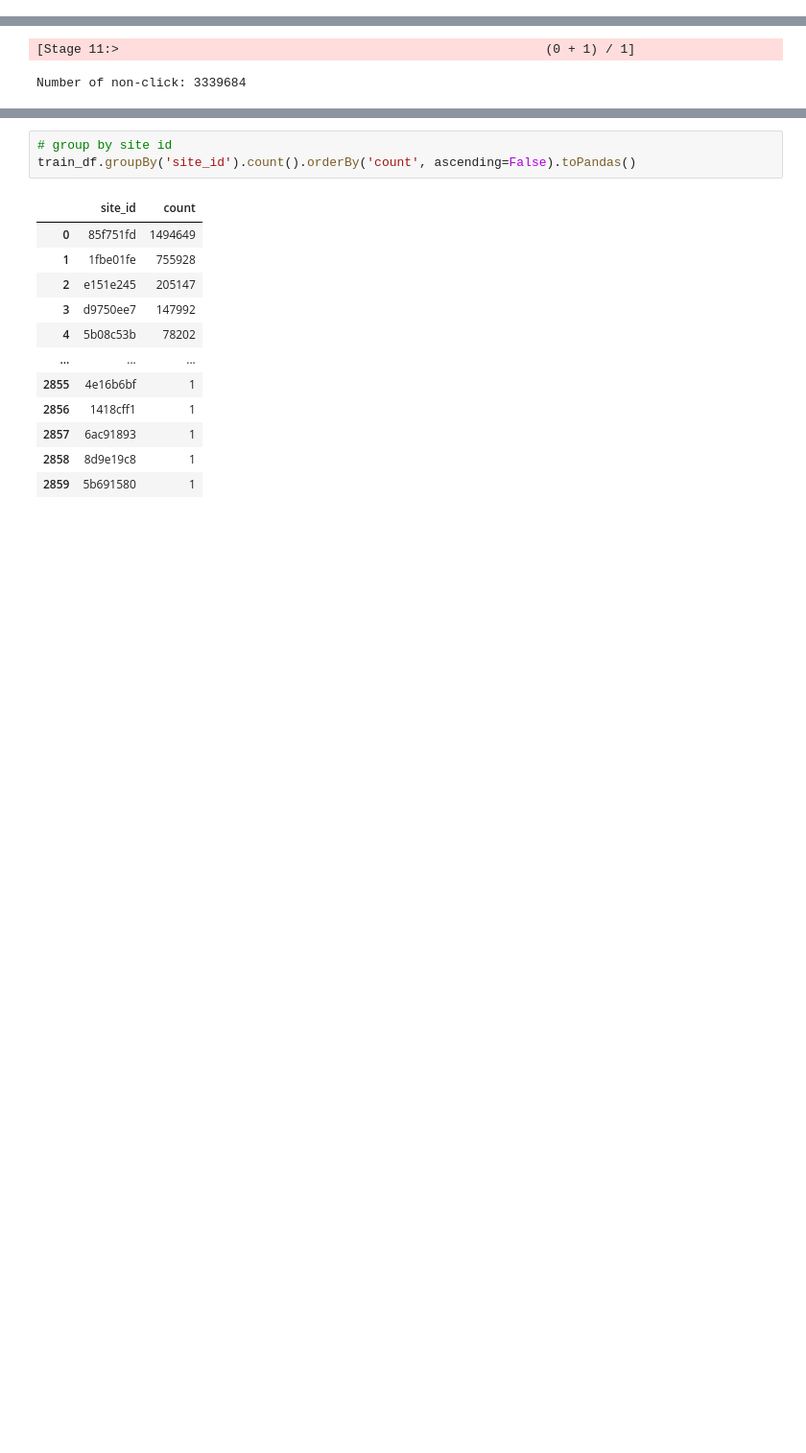
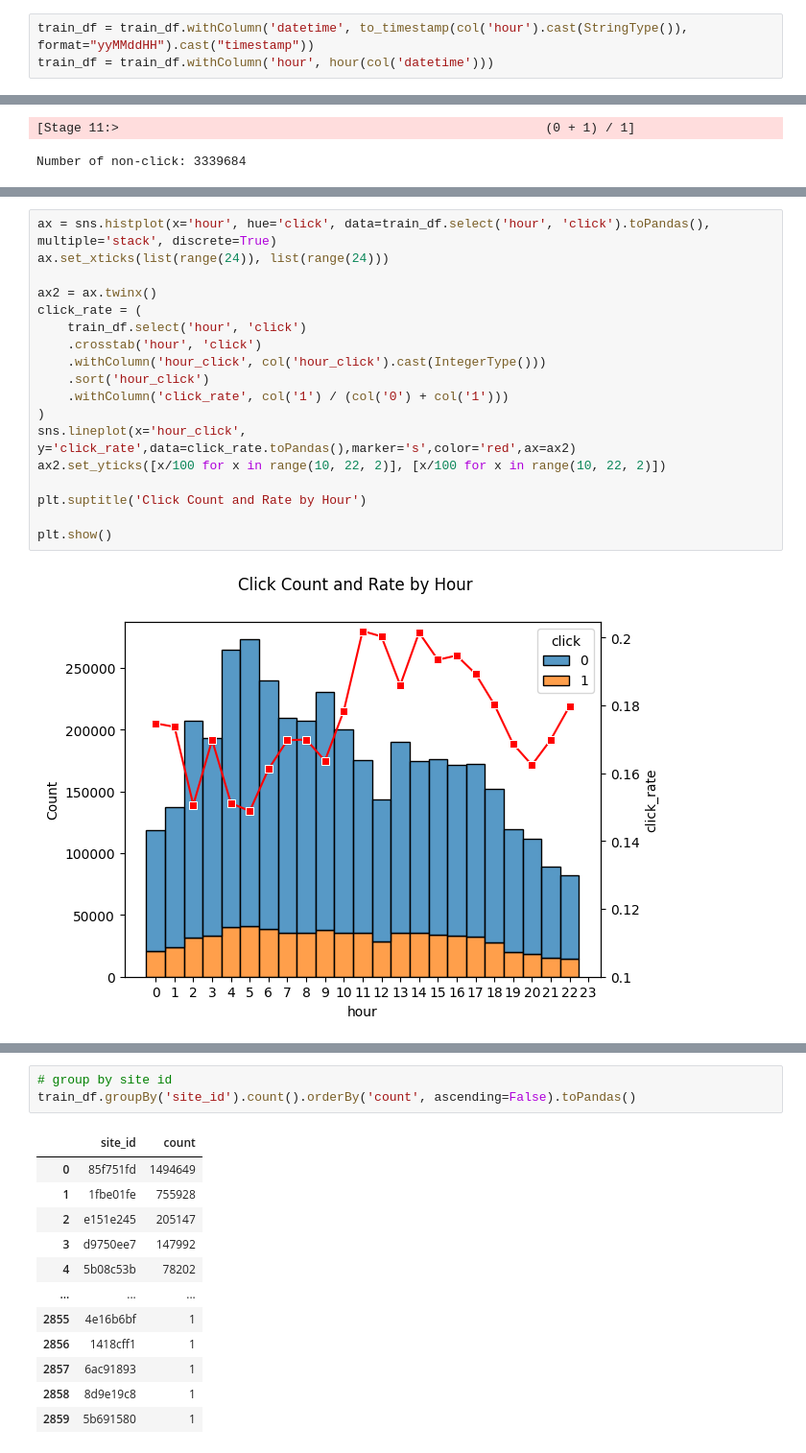
Before and after one commit to nicholasgun/ctr-prediction, a Jupyter notebook: ctr-prediction.ipynb, the cells around one changed output, grey strips where cells are left out. Shown: that part at 96% size. Saved outputs shown, nothing was run; the diff lists cells and outputs as text; blank space fills up the shorter version.

Commit message:
feat: add some plots

```diff
--- a/ctr-prediction.ipynb
+++ b/ctr-prediction.ipynb
@@ -68,0 +74,3 @@ train_df.count()
+# %%
+train_df = train_df.withColumn('datetime', to_timestamp(col('hour').cast(StringType()), format="yyMMddHH").cast("timestamp"))
+train_df = train_df.withColumn('hour', hour(col('datetime')))
@@ -92,0 +152,20 @@ Number of non-click: 3339684
+# %%
+ax = sns.histplot(x='hour', hue='click', data=train_df.select('hour', 'click').toPandas(), multiple='stack', discrete=True)
+ax.set_xticks(list(range(24)), list(range(24)))
+
+ax2 = ax.twinx()
+click_rate = (
+    train_df.select('hour', 'click')
+    .crosstab('hour', 'click')
+    .withColumn('hour_click', col('hour_click').cast(IntegerType()))
+    .sort('hour_click')
+    .withColumn('click_rate', col('1') / (col('0') + col('1')))
+)
+sns.lineplot(x='hour_click', y='click_rate',data=click_rate.toPandas(),marker='s',color='red',ax=ax2)
+ax2.set_yticks([x/100 for x in range(10, 22, 2)], [x/100 for x in range(10, 22, 2)])
+
+plt.suptitle('Click Count and Rate by Hour')
+
+plt.show()
+# %% [output]
+[figure, added]
```
Also changed, not shown: parts of 10 cells of this notebook.
